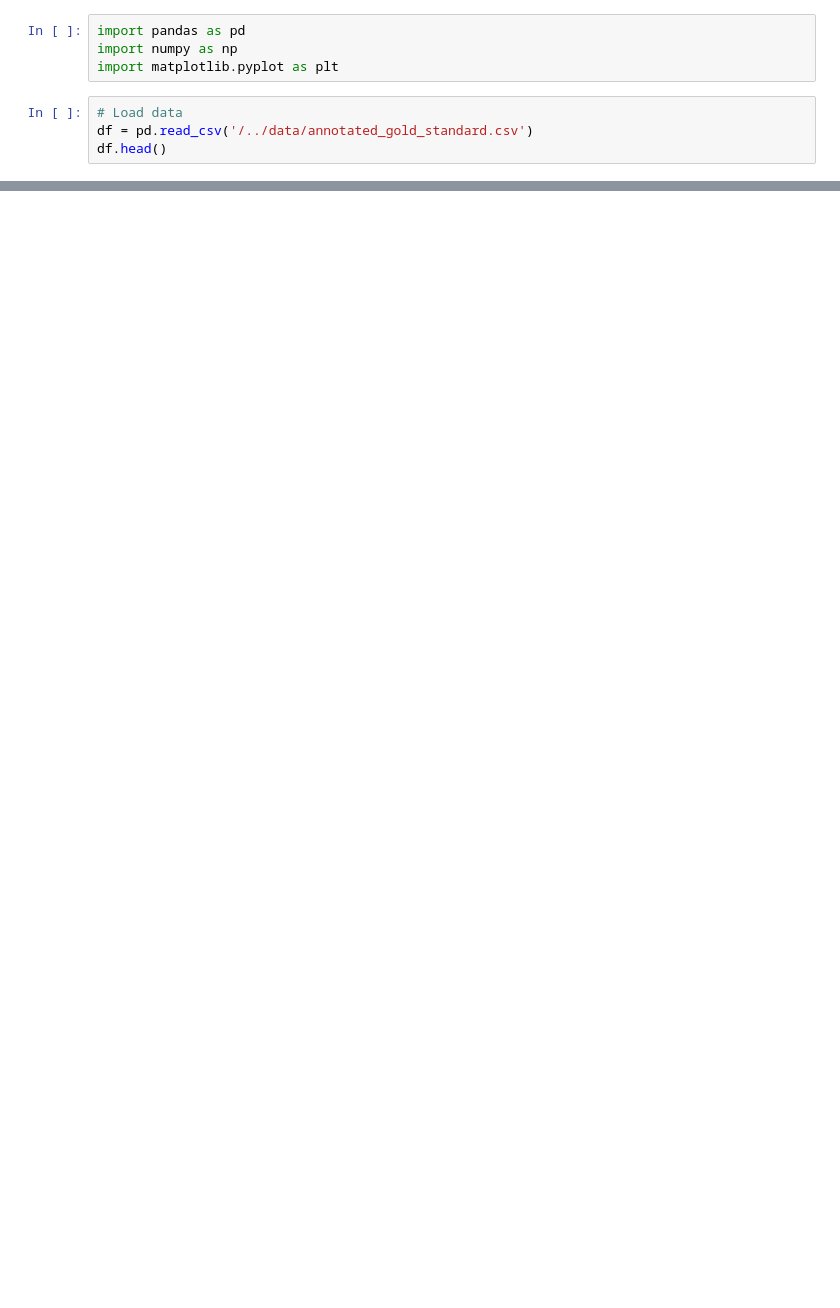
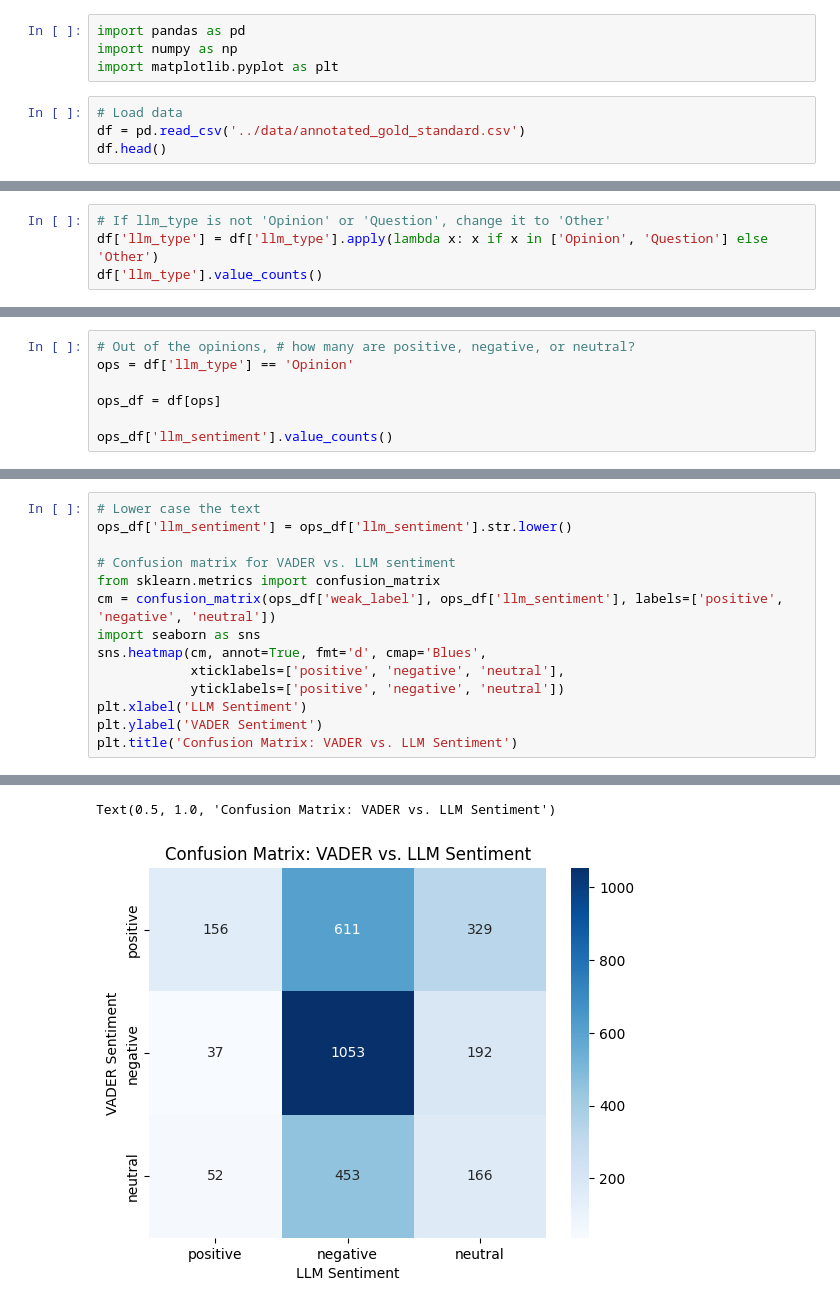
Before and after one commit to anshxl/golden-spikes, a Jupyter notebook: notebooks/LLM-vs-VADER.ipynb, the cells around one changed output, grey strips where cells are left out. Cells and saved outputs as stored; diff of their text form; blank space fills up the shorter version.

```diff
--- a/notebooks/LLM-vs-VADER.ipynb
+++ b/notebooks/LLM-vs-VADER.ipynb
@@ -4,6 +4,6 @@ import numpy as np
 import matplotlib.pyplot as plt
 # %%
 # Load data
-df = pd.read_csv('/../data/annotated_gold_standard.csv')
+df = pd.read_csv('../data/annotated_gold_standard.csv')
 df.head()
 # %% [output]
@@ -10,0 +16,4 @@ FileNotFoundError: [Errno 2] No such file or directory: '/../data/annotated_gold
+# %%
+# If llm_type is not 'Opinion' or 'Question', change it to 'Other'
+df['llm_type'] = df['llm_type'].apply(lambda x: x if x in ['Opinion', 'Question'] else 'Other')
+df['llm_type'].value_counts()
@@ -10,0 +26,7 @@ FileNotFoundError: [Errno 2] No such file or directory: '/../data/annotated_gold
+# %%
+# Out of the opinions, # how many are positive, negative, or neutral?
+ops = df['llm_type'] == 'Opinion'
+
+ops_df = df[ops]
+
+ops_df['llm_sentiment'].value_counts()
@@ -10,0 +41,15 @@ FileNotFoundError: [Errno 2] No such file or directory: '/../data/annotated_gold
+# %%
+# Lower case the text
+ops_df['llm_sentiment'] = ops_df['llm_sentiment'].str.lower()
+
+# Confusion matrix for VADER vs. LLM sentiment
+from sklearn.metrics import confusion_matrix
+cm = confusion_matrix(ops_df['weak_label'], ops_df['llm_sentiment'], labels=['positive', 'negative', 'neutral'])
+import seaborn as sns
+sns.heatmap(cm, annot=True, fmt='d', cmap='Blues',
+            xticklabels=['positive', 'negative', 'neutral'],
+            yticklabels=['positive', 'negative', 'neutral'])
+plt.xlabel('LLM Sentiment')
+plt.ylabel('VADER Sentiment')
+plt.title('Confusion Matrix: VADER vs. LLM Sentiment')
+# %% [output]
@@ -10,0 +61,2 @@ FileNotFoundError: [Errno 2] No such file or directory: '/../data/annotated_gold
+Text(0.5, 1.0, 'Confusion Matrix: VADER vs. LLM Sentiment')
+[figure, added]
```
Also changed, not shown: parts of 7 cells of this notebook, 3 other files.
